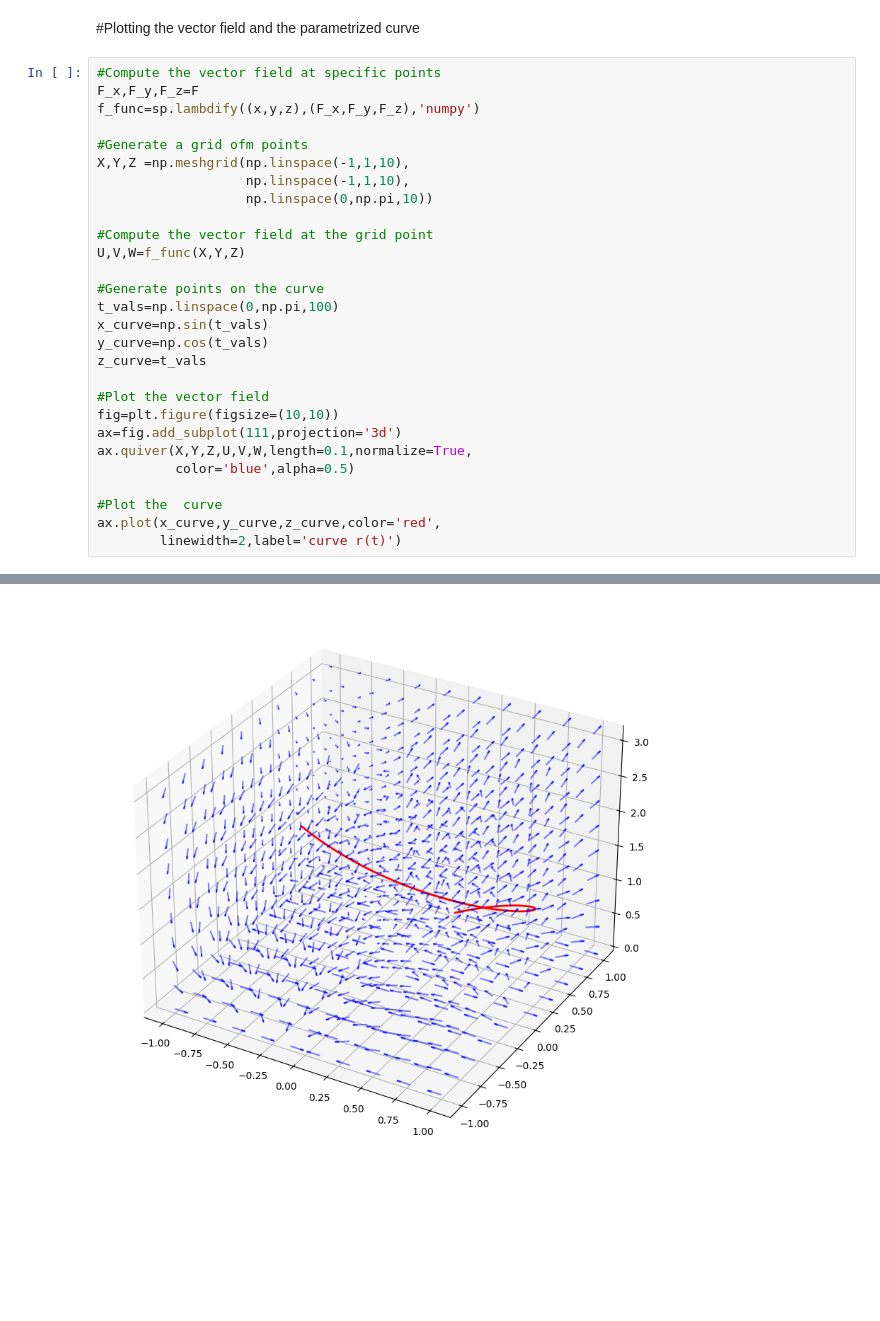
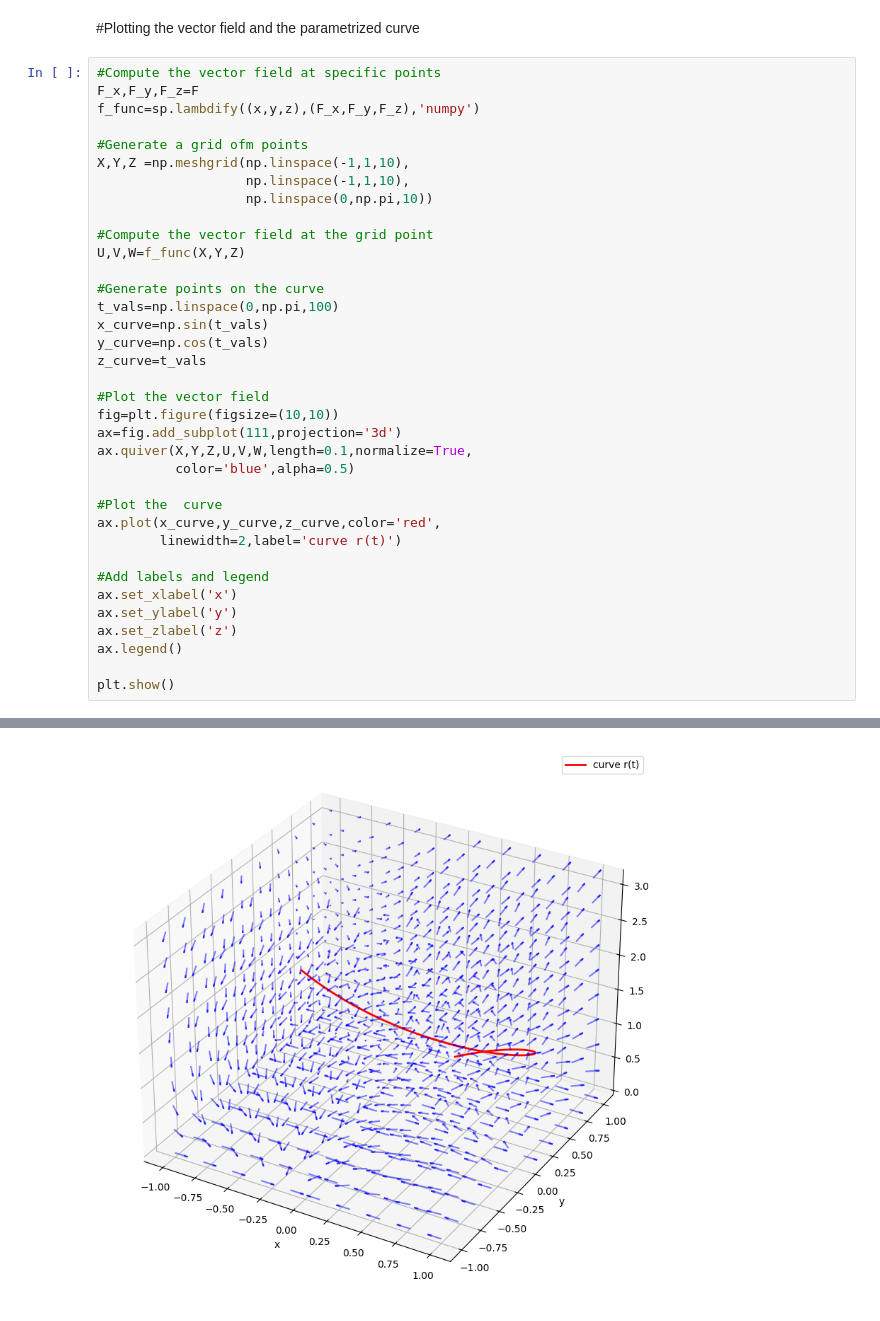
Before and after one commit to vasudev006/S2Codebase, a Jupyter notebook: Experiment_No_5.ipynb, the cells around one changed output, grey strips where cells are left out. Cells and saved outputs as stored; diff of their text form; blank space fills up the shorter version.

```diff
--- a/Experiment_No_5.ipynb
+++ b/Experiment_No_5.ipynb
@@ -79,4 +79,12 @@ ax.quiver(X,Y,Z,U,V,W,length=0.1,normalize=True,
 #Plot the  curve
 ax.plot(x_curve,y_curve,z_curve,color='red',
         linewidth=2,label='curve r(t)')
+
+#Add labels and legend
+ax.set_xlabel('x')
+ax.set_ylabel('y')
+ax.set_zlabel('z')
+ax.legend()
+
+plt.show()
 # %% [output]
@@ -84 +91 @@ ax.plot(x_curve,y_curve,z_curve,color='red',
-[figure, old version]
+[figure, new version]
```
Also changed, not shown: parts of 1 cell of this notebook.
